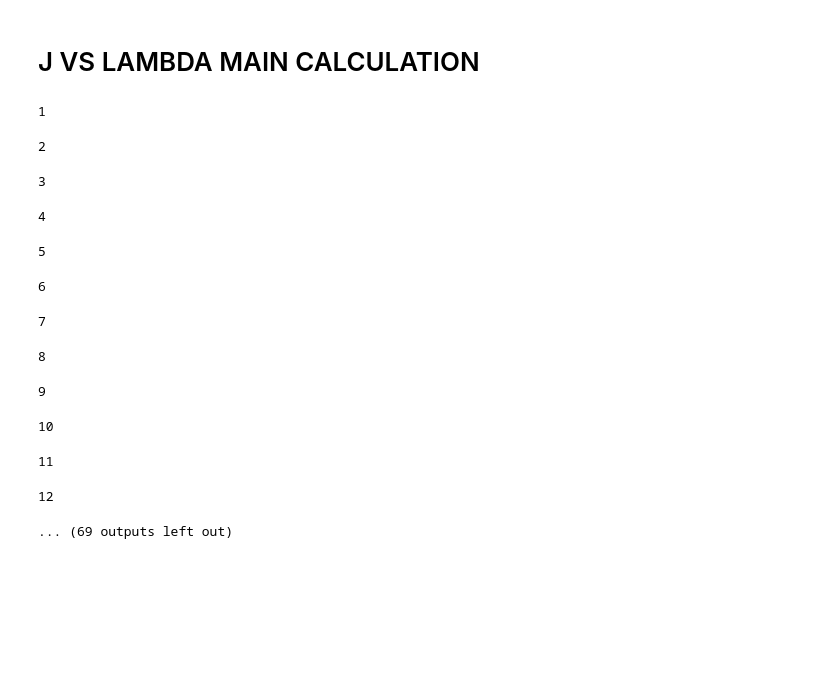
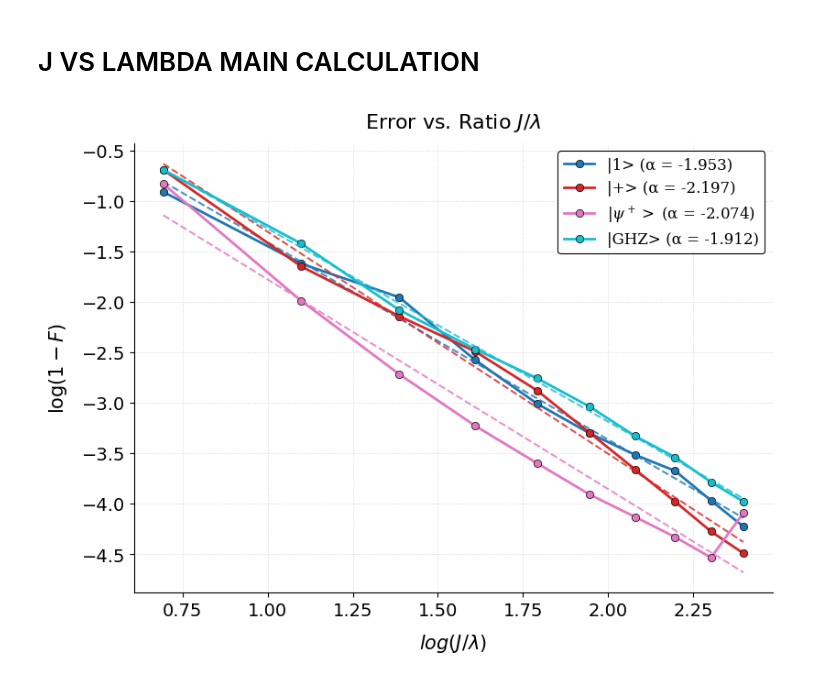
Before and after one commit to OsQarM/quantum_state_transfer, a Jupyter notebook: J_lambda_test.ipynb, the cells around one changed output. Drawn from its saved outputs; the diff is of its cells as text; code cells hidden in the pictures; blank space fills up the shorter version.

Commit message:
Fixed plot format and data generation

```diff
--- a/J_lambda_test.ipynb
+++ b/J_lambda_test.ipynb
@@ -191,7 +177,7 @@ ti = 0
 tf = 150
 step_number = 500
 
-ratios = range(1,21) # will be used to calculate J accordingly
+ratios = range(1,61) # will be used to calculate J accordingly
 
 
 # Generate initial and target statess
@@ -218,27 +204,18 @@ for dictionary in state_dictionaries:
     ratio_filename = dh.create_data_filename(N, f'{ratios[-1]}', lmd, dictionary, 'ratio')
     dh.save_plot_data_to_csv(ratios, maximum_fidelities, f'data_files/ratios/{ratio_filename}')
     filenames.append(ratio_filename)
-# %% [output]
-1
-2
-3
-4
-5
-6
-7
-8
-9
-10
-11
-12
-... (69 outputs left out)
 # %%
-ratios_1,    values_1,    recovered_filename = dh.read_plot_data_from_csv(f"data_files/ratios/{filenames[0]}.csv")
-ratios_plus, values_plus, recovered_filename = dh.read_plot_data_from_csv(f"data_files/ratios/{filenames[1]}.csv")
-ratios_bell, values_bell, recovered_filename = dh.read_plot_data_from_csv(f"data_files/ratios/{filenames[2]}.csv")
-ratios_ghz,  values_ghz,  recovered_filename = dh.read_plot_data_from_csv(f"data_files/ratios/{filenames[3]}.csv")
+ratios_1,    values_1,    recovered_filename_1 = dh.read_plot_data_from_csv(f"data_files/ratios/{filenames[0]}.csv")
+ratios_plus, values_plus, recovered_filename_plus = dh.read_plot_data_from_csv(f"data_files/ratios/{filenames[1]}.csv")
+ratios_bell, values_bell, recovered_filename_bell = dh.read_plot_data_from_csv(f"data_files/ratios/{filenames[2]}.csv")
+ratios_ghz,  values_ghz,  recovered_filename_ghz = dh.read_plot_data_from_csv(f"data_files/ratios/{filenames[3]}.csv")
 
 log_ratios_1,    log_errors_1    =  calculate_logs(ratios_1, values_1)
 log_ratios_plus, log_errors_plus =  calculate_logs(ratios_plus, values_plus)
 log_ratios_bell, log_errors_bell =  calculate_logs(ratios_bell, values_bell)
 log_ratios_ghz,  log_errors_ghz  =  calculate_logs(ratios_ghz, values_ghz)
+# %%
+error_dictionary = {'|1>':log_errors_1[1:11], '|+>':log_errors_plus[1:11], '$|\psi^+>$':log_errors_bell[1:11], '|GHZ>':log_errors_ghz[1:11]}
+plots.plot_multiple_ratio_trend_slope(x_data = log_ratios_1[1:11], y_data_dict=error_dictionary, log_scale=False, show_trend=True, filepath='figures/paper/ratio_all_curves')
+# %% [output]
+[figure, added]
```
Also changed, not shown: parts of 5 cells of this notebook, 1 other file.
